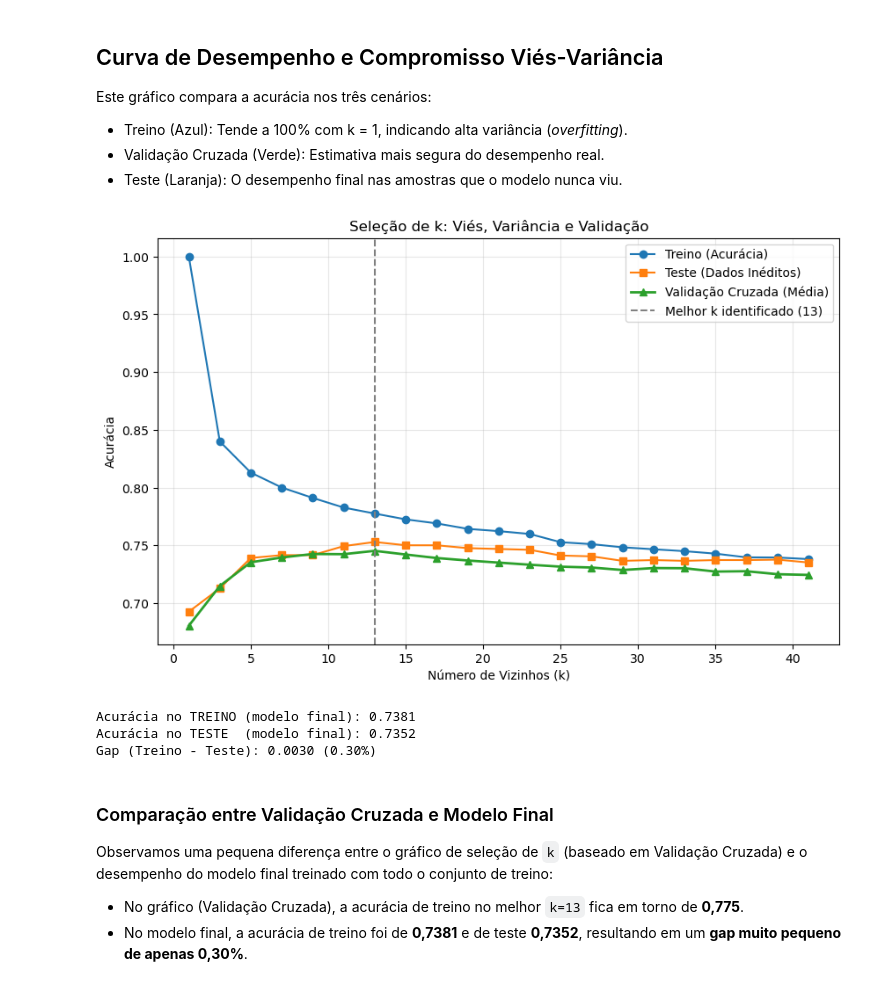
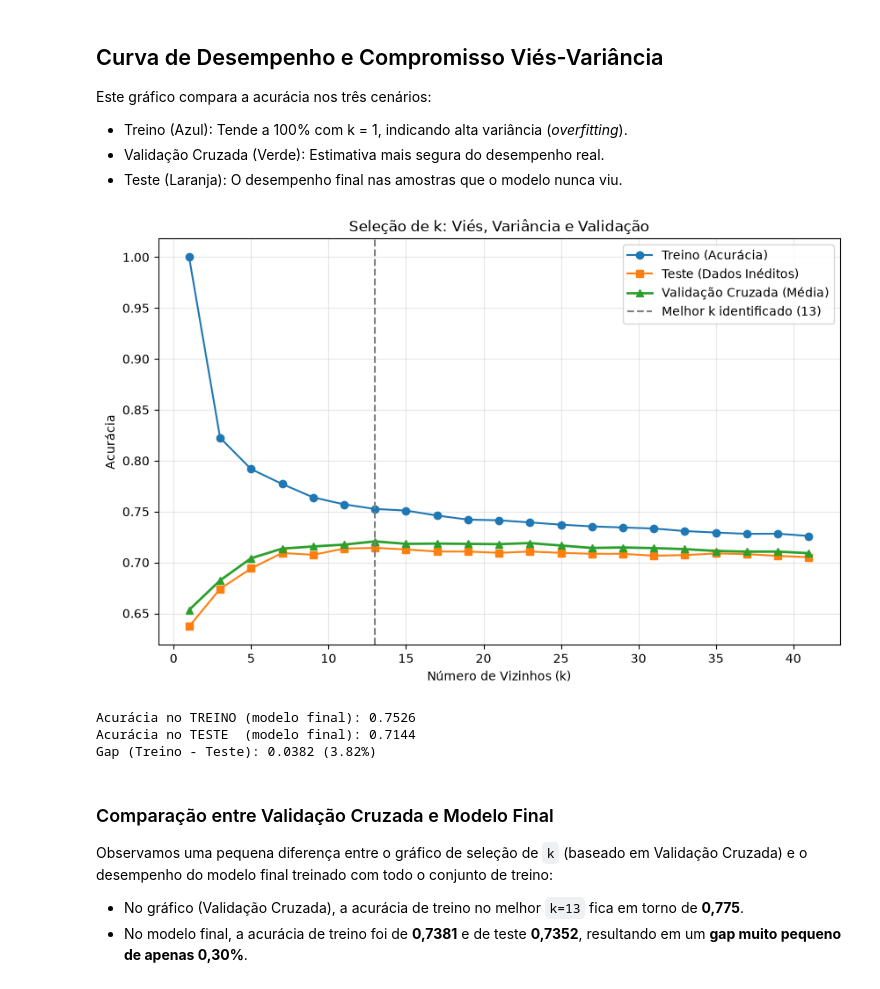
Before and after one commit to gabrielbtt/analise-estados-sono-eeg, a Jupyter notebook: notebooks/Trabalho2/T2_Analise_EEG_Sono.ipynb, the cells around one changed output. Saved outputs shown, nothing was run; the diff lists cells and outputs as text; code cells hidden in the pictures.

```diff
--- a/notebooks/Trabalho2/T2_Analise_EEG_Sono.ipynb
+++ b/notebooks/Trabalho2/T2_Analise_EEG_Sono.ipynb
@@ -155,10 +212,19 @@ from scipy.integrate import trapezoid
 from IPython.display import display
 
 # Carregamento da Base de Dados
+# Alteração feita pelo Gabriel: usa a raiz do projeto definida anteriormente,
+# para carregar todos os EDFs disponíveis em vez de apenas a cópia aninhada com uma noite.
+try:
+    projeto_dir
+except NameError:
+    projeto_dir = Path.cwd()
+
 # Pasta com os arquivos EDF originais
-dados_dir = Path("dados/edfs_originais")
+dados_dir = projeto_dir / "dados" / "edfs_originais"
 # Pasta onde o CSV final sera salvo
-saida_dir = Path("dados/brutos")
+saida_dir = projeto_dir / "dados" / "brutos"
+print("Pasta EDF:", dados_dir)
+print("Pasta de saída:", saida_dir)
 dados_dir
 
 # Leitura e organização
@@ -191,7 +257,7 @@ pares = encontrapar(dados_dir, prefix="SC")
 len(pares), pares[:5]
 
 # Escolher quantidade de noites pra analisar
-totalpares = 10
+totalpares = 20
 # Seleciona só os primeiros pares para teste
 selecpares = pares[:totalpares]
 selecpares
@@ -554,7 +621,8 @@ Tabela 4: Tipos de dados
 # %% [markdown]
 ## Observações Sobre Formato, Tipos e Consistência
 # %%
-df = pd.read_csv("dados/brutos/dados_epocas.csv")
+# Alteração feita pelo Gabriel: lê o CSV da pasta de saída absoluta definida na raiz do projeto.
+df = pd.read_csv(PASTA_SAIDA / "dados_epocas.csv")
 
 # Verificação de valores ausentes
 missing = pd.DataFrame({
@@ -751,6 +819,12 @@ best_idx = int(np.argmax(cv_means))
 best_k = k_values[best_idx]
 best_cv = cv_means[best_idx]
 
+knn_best_model = Pipeline([
+    ("scaler", StandardScaler()),
+    ("knn", KNeighborsClassifier(n_neighbors=best_k, weights='uniform', metric='manhattan')),
+])
+knn_best_model.fit(X_train, y_train)
+
 print(f"Melhor k por validação cruzada: {best_k}")
 print(f"Acurácia média de validação: {best_cv:.3f}")
 # %% [output]
@@ -771,39 +845,39 @@ from sklearn.metrics import (
     classification_report,
 )
 import matplotlib.pyplot as plt
 
 # Visualização do Gráfico de Seleção de k
 plt.figure(figsize=(10, 6))
 plt.plot(k_values, train_scores, marker='o', label='Treino (Acurácia)', color='#1f77b4')
 plt.plot(k_values, test_scores, marker='s', label='Teste (Dados Inéditos)', color='#ff7f0e')
 plt.plot(k_values, cv_means, marker='^', label='Validação Cruzada (Média)', color='#2ca02c', linewidth=2)
 
 plt.axvline(best_k, color='gray', linestyle='--', label=f'Melhor k identificado ({best_k})')
 
 plt.title('Seleção de k: Viés, Variância e Validação')
 plt.xlabel('Número de Vizinhos (k)')
 plt.ylabel('Acurácia')
 plt.legend()
 plt.grid(True, alpha=0.3)
 plt.show()
 
 # Avaliação do Modelo Final (Treino + Teste)
 # Previsões
-y_pred_train = knn_model.predict(X_train)
-y_pred_test  = knn_model.predict(X_test)
+y_pred_train = knn_best_model.predict(X_train)
+y_pred_test  = knn_best_model.predict(X_test)
 
 # Cálculo das acurácias
 train_accuracy = accuracy_score(y_train, y_pred_train)
 test_accuracy  = accuracy_score(y_test, y_pred_test)
 
 print(f"Acurácia no TREINO (modelo final): {train_accuracy:.4f}")
 print(f"Acurácia no TESTE  (modelo final): {test_accuracy:.4f}")
 print(f"Gap (Treino - Teste): {train_accuracy - test_accuracy:.4f} ({(train_accuracy - test_accuracy)*100:.2f}%)")
 # %% [output]
-[figure, old version]
+[figure, new version]
-Acurácia no TREINO (modelo final): 0.7381
-Acurácia no TESTE  (modelo final): 0.7352
-Gap (Treino - Teste): 0.0030 (0.30%)
+Acurácia no TREINO (modelo final): 0.7526
+Acurácia no TESTE  (modelo final): 0.7144
+Gap (Treino - Teste): 0.0382 (3.82%)
 # %% [markdown]
 ### Comparação entre Validação Cruzada e Modelo Final
 
```
Also changed, not shown: parts of 15 cells of this notebook.
